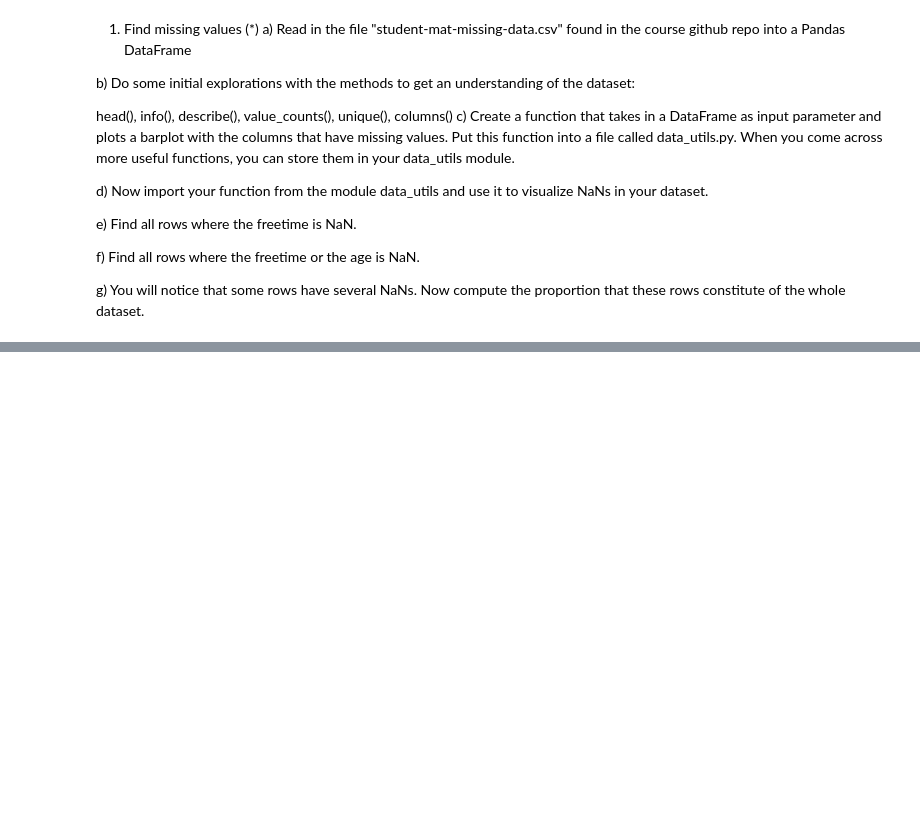
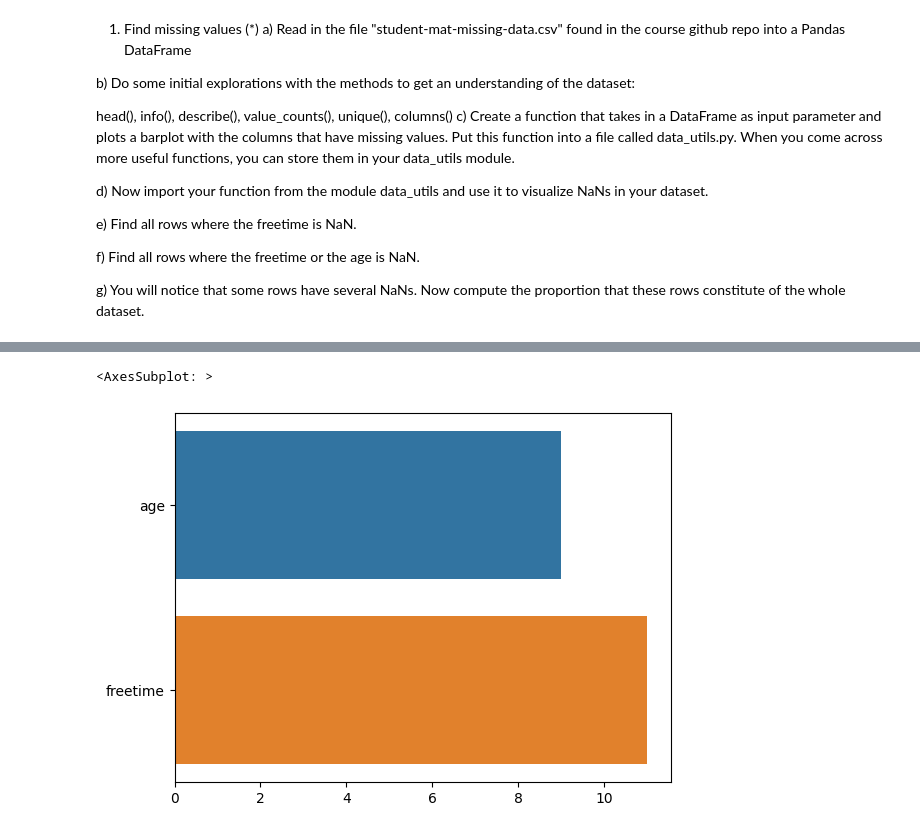
Before and after one commit to HakanAkerblom/Databehandling-Hakan-Akerblom, a Jupyter notebook: Exercices/E01_missing_aggregation.ipynb, the cells around one changed output, grey strips where cells are left out. Drawn from its saved outputs; the diff is of its cells as text; code cells hidden in the pictures; blank space fills up the shorter version.

```diff
--- a/Exercices/E01_missing_aggregation.ipynb
+++ b/Exercices/E01_missing_aggregation.ipynb
@@ -51,0 +97,4 @@ Name: Fjob, dtype: int64
+# %%
+df_double_nans = df[df["freetime"].isna()&df["age"].isna()]
+df = df.drop(df_double_nans.index)
+df.tail(10) # notice that 385 is removed
@@ -51,0 +114,7 @@ Name: Fjob, dtype: int64
+# %%
+df_age_freetime = df[["age", "freetime"]]
+
+sns.barplot(x = df_age_freetime.isna().sum().values, y = df_age_freetime.isna().sum().index)
+# %% [output]
+<AxesSubplot: >
+[figure, added]
```
Also changed, not shown: parts of 8 cells of this notebook, 7 other files.
